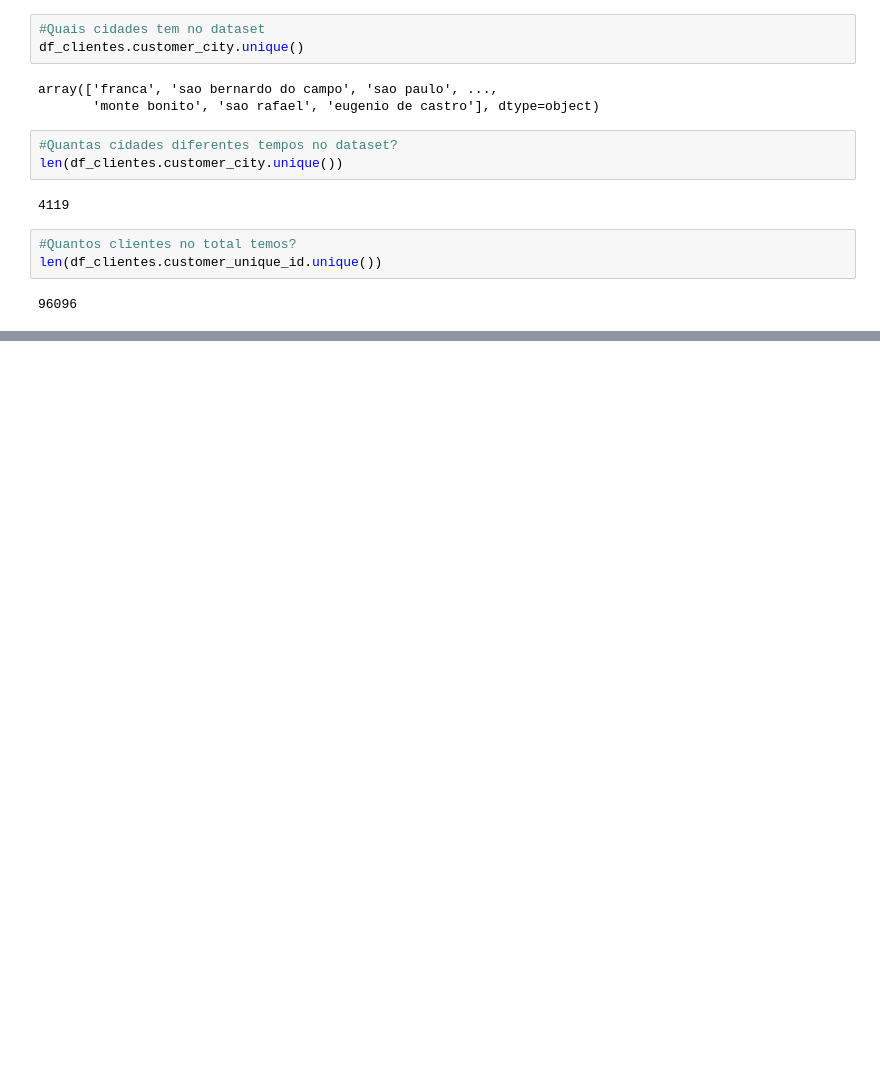
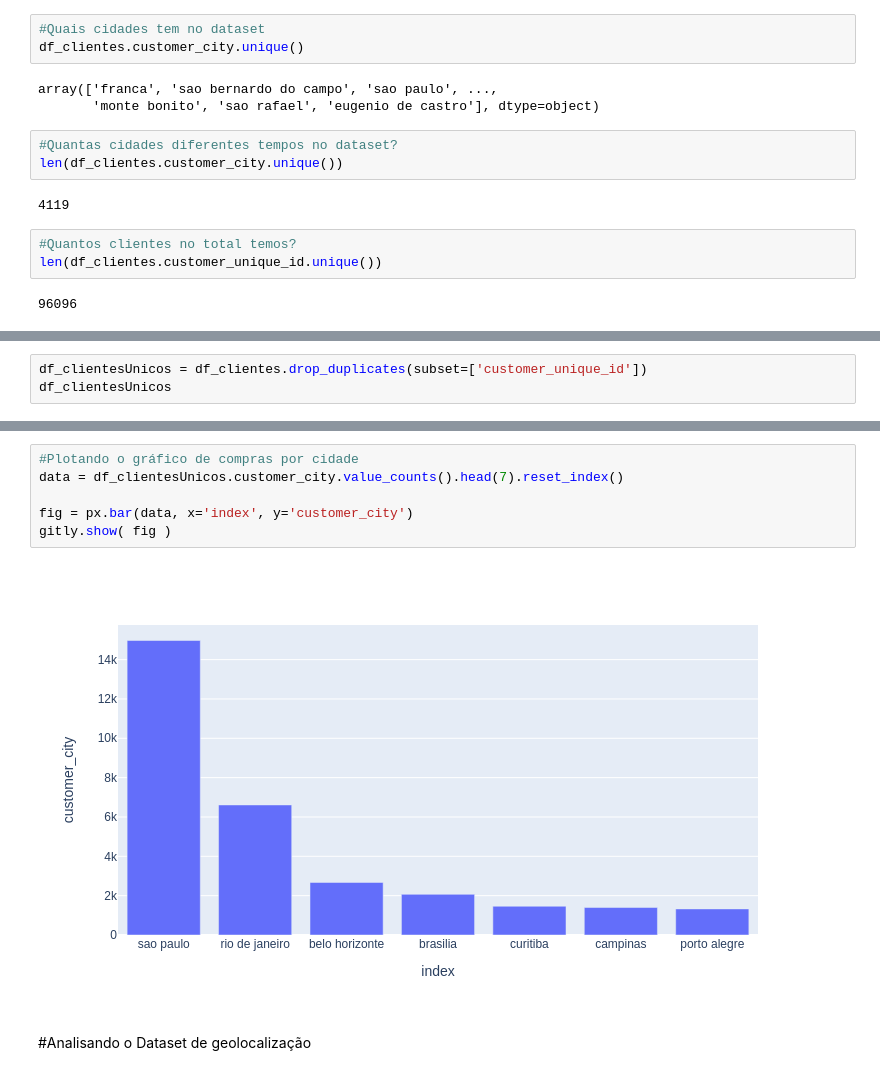
Before and after one commit to LoreBonora/IntroGit, a Jupyter notebook: Intro_CD_aula_1.ipynb, the cells around one changed output, grey strips where cells are left out. Cells and saved outputs as stored; diff of their text form; blank space fills up the shorter version.

```diff
--- a/Intro_CD_aula_1.ipynb
+++ b/Intro_CD_aula_1.ipynb
@@ -169,0 +142,3 @@ df_vendedores.head(3)
+# %%
+df_clientesUnicos = df_clientes.drop_duplicates(subset=['customer_unique_id'])
+df_clientesUnicos
@@ -169,0 +173,10 @@ df_vendedores.head(3)
+# %%
+#Plotando o gráfico de compras por cidade
+data = df_clientesUnicos.customer_city.value_counts().head(7).reset_index()
+
+fig = px.bar(data, x='index', y='customer_city')
+gitly.show( fig )
+# %% [output]
+[figure, added]
+# %% [markdown]
+#Analisando o Dataset de geolocalização
```
Also changed, not shown: parts of 107 cells of this notebook.
